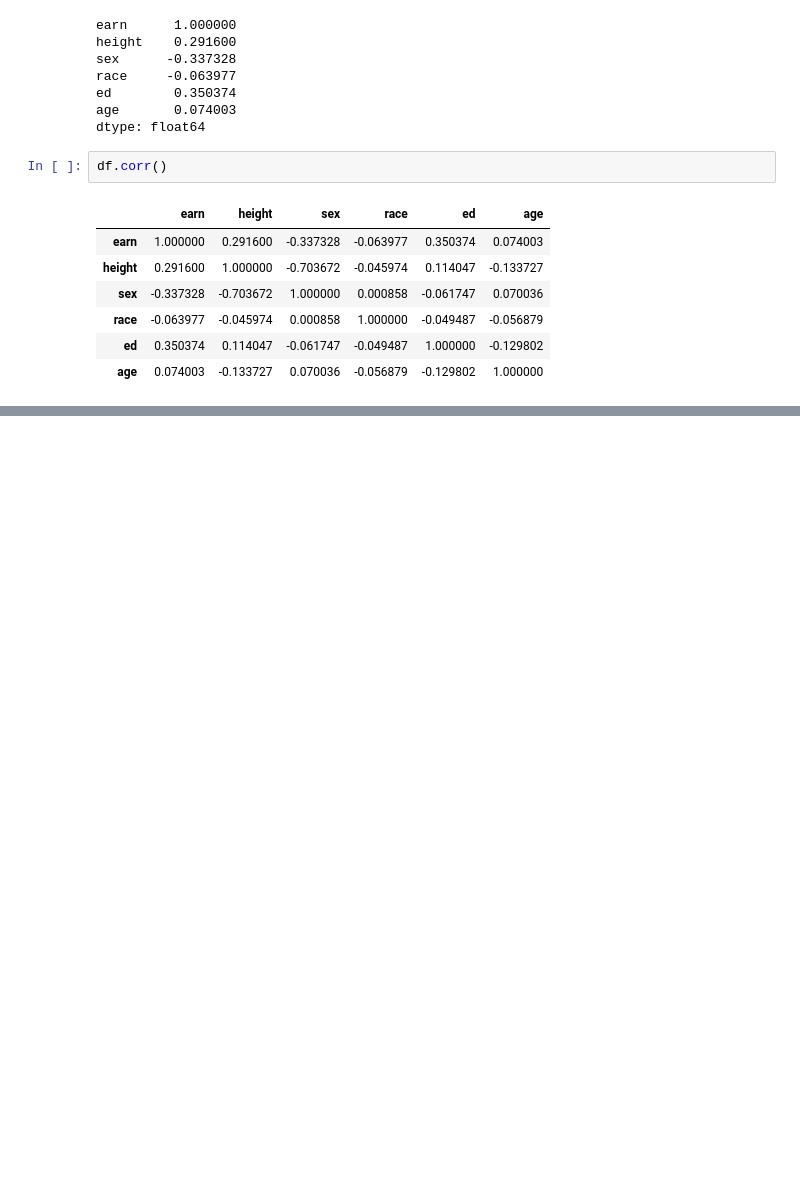
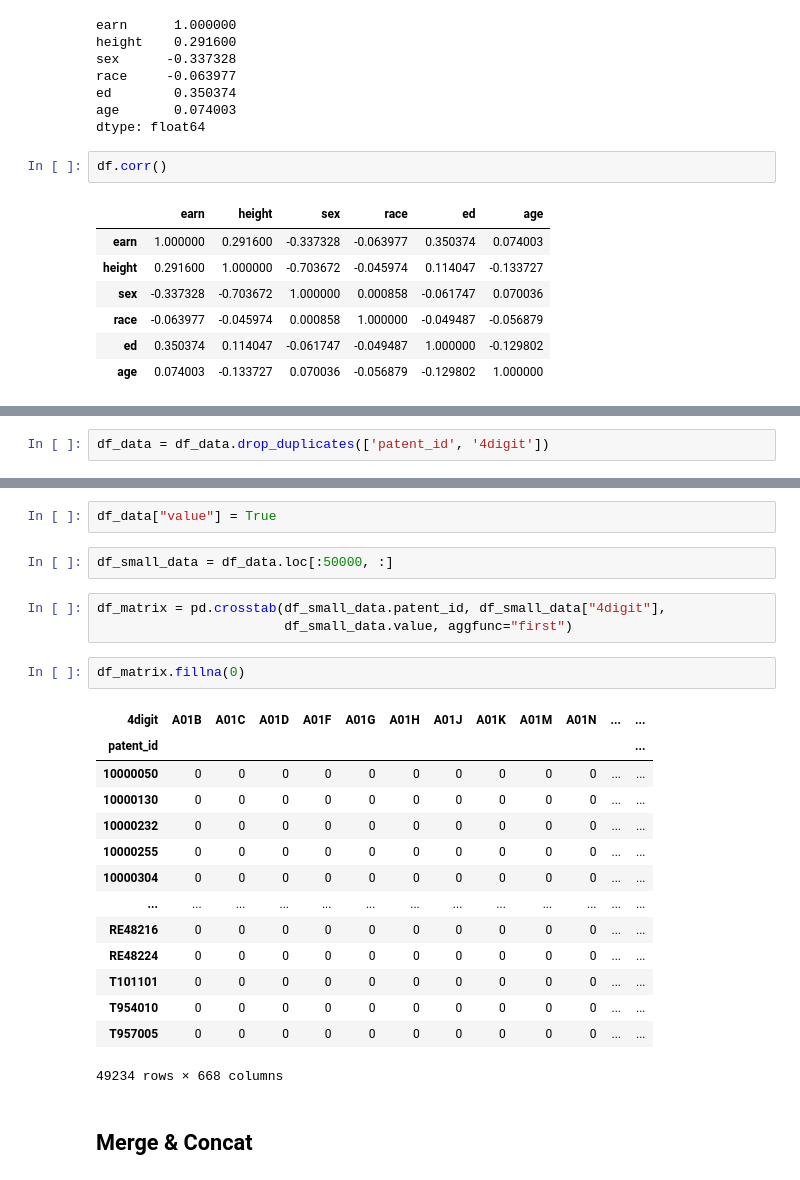
Before and after one commit to Youngprize33/Pythonboostcourse, a Jupyter notebook: Python_boost_ML/Pandas.ipynb, the cells around one changed output, grey strips where cells are left out. Saved outputs shown, nothing was run; the diff lists cells and outputs as text; blank space fills up the shorter version.

```diff
--- a/Python_boost_ML/Pandas.ipynb
+++ b/Python_boost_ML/Pandas.ipynb
@@ -1176,0 +1960,2 @@ df.corr()
+# %%
+df_data = df_data.drop_duplicates(['patent_id', '4digit'])
@@ -1176,0 +1970,26 @@ df.corr()
+# %%
+df_data["value"] = True
+# %%
+df_small_data = df_data.loc[:50000, :]
+# %%
+df_matrix = pd.crosstab(df_small_data.patent_id, df_small_data["4digit"],
+                        df_small_data.value, aggfunc="first")
+# %%
+df_matrix.fillna(0)
+# %% [output]
+| 4digit | A01B | A01C | A01D | A01F | A01G | A01H | A01J | A01K | A01M | A01N | ... | ... |
+| patent_id |  |  |  |  |  |  |  |  |  |  |  | ... |
+| 10000050 | 0 | 0 | 0 | 0 | 0 | 0 | 0 | 0 | 0 | 0 | ... | ... |
+| 10000130 | 0 | 0 | 0 | 0 | 0 | 0 | 0 | 0 | 0 | 0 | ... | ... |
+| 10000232 | 0 | 0 | 0 | 0 | 0 | 0 | 0 | 0 | 0 | 0 | ... | ... |
+| 10000255 | 0 | 0 | 0 | 0 | 0 | 0 | 0 | 0 | 0 | 0 | ... | ... |
+| 10000304 | 0 | 0 | 0 | 0 | 0 | 0 | 0 | 0 | 0 | 0 | ... | ... |
+| ... | ... | ... | ... | ... | ... | ... | ... | ... | ... | ... | ... | ... |
+| RE48216 | 0 | 0 | 0 | 0 | 0 | 0 | 0 | 0 | 0 | 0 | ... | ... |
+| RE48224 | 0 | 0 | 0 | 0 | 0 | 0 | 0 | 0 | 0 | 0 | ... | ... |
+| T101101 | 0 | 0 | 0 | 0 | 0 | 0 | 0 | 0 | 0 | 0 | ... | ... |
+| T954010 | 0 | 0 | 0 | 0 | 0 | 0 | 0 | 0 | 0 | 0 | ... | ... |
+| T957005 | 0 | 0 | 0 | 0 | 0 | 0 | 0 | 0 | 0 | 0 | ... | ... |
+49234 rows × 668 columns
+# %% [markdown]
+## Merge & Concat
```
Also changed, not shown: parts of 131 cells of this notebook.
